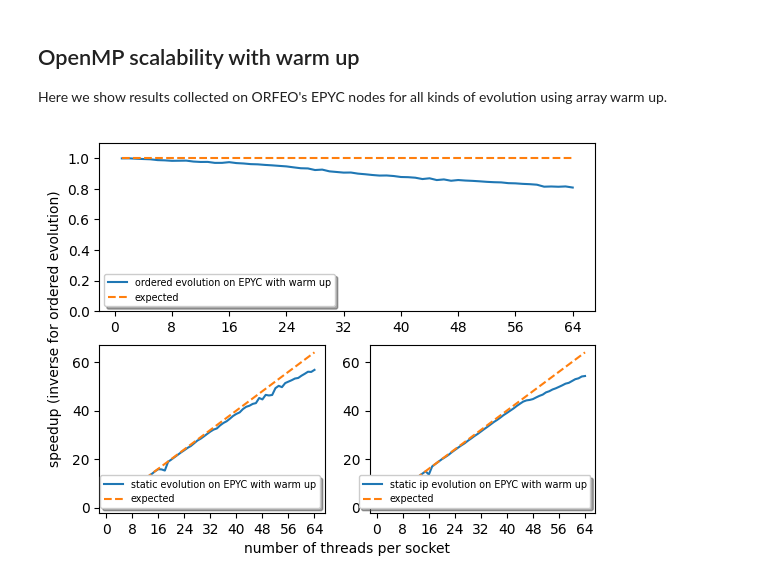
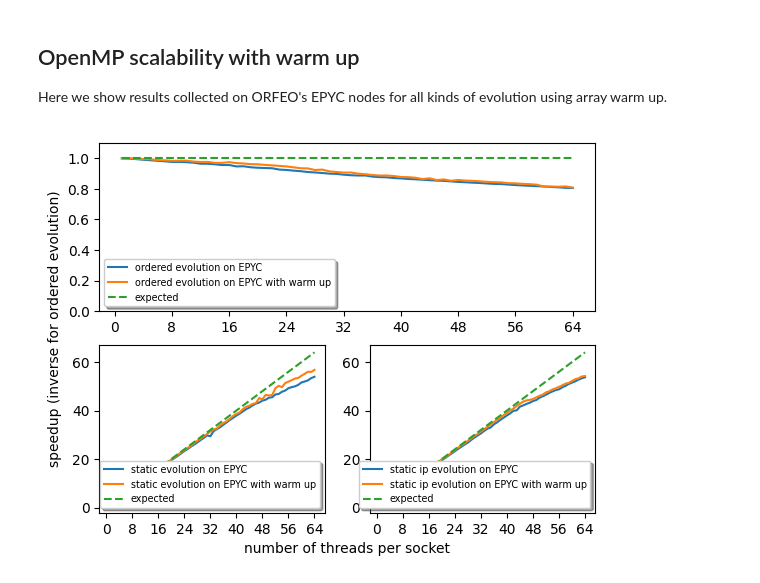
Before and after one commit to TommasoTarchi/Foundations_of_HPC-FinalProject, a Jupyter notebook: exercise1/analysis/analysis.ipynb, the cells around one changed output. Saved outputs shown, nothing was run; the diff lists cells and outputs as text; code cells hidden in the pictures.

Commit message:
fixed plot for warm up

```diff
--- a/exercise1/analysis/analysis.ipynb
+++ b/exercise1/analysis/analysis.ipynb
@@ -407,6 +407,8 @@ Here we show results collected on ORFEO's EPYC nodes for all kinds of evolution
 # getting data and computing speedup
 
 x = np.arange(1, 65, dtype=int)
+
+old_speedup = compute_speedup("EPYC", 0)
 
 headers = ["threads_per_socket", "ordered", "static", "static_in_place"]
 
@@ -433,31 +435,34 @@ ax2 = fig.add_subplot(223)
 ax3 = fig.add_subplot(224)
 
 # Turn off axis lines and ticks of the big subplot
 ax.spines['top'].set_color('none')
 ax.spines['bottom'].set_color('none')
 ax.spines['left'].set_color('none')
 ax.spines['right'].set_color('none')
 ax.tick_params(labelcolor='w', top=False, bottom=False, left=False, right=False)
 
+ax1.plot(x, old_speedup["ordered"][1], label="ordered evolution on EPYC")
 ax1.plot(x, speedup["ordered"][1], label="ordered evolution on EPYC with warm up")
 ax1.plot(x, speedup["ordered"][0], '--', label="expected")
 ax1.legend(loc='lower left', shadow=True, fontsize='x-small')
 ax1.set_ylim(0, 1.1)
 ax1.xaxis.set_major_locator(MaxNLocator(integer=True))
 
+ax2.plot(x, old_speedup["static"][1], label="static evolution on EPYC")
 ax2.plot(x, speedup["static"][1], label="static evolution on EPYC with warm up")
 ax2.plot(x, speedup["static"][0], '--', label="expected")
 ax2.legend(loc='lower right', shadow=True, fontsize='x-small')
 ax2.xaxis.set_major_locator(MaxNLocator(integer=True))
 
+ax3.plot(x, old_speedup["static_in_place"][1], label="static ip evolution on EPYC")
 ax3.plot(x, speedup["static_in_place"][1], label="static ip evolution on EPYC with warm up")
 ax3.plot(x, speedup["static_in_place"][0], '--', label="expected")
 ax3.legend(loc='lower right', shadow=True, fontsize='x-small')
 ax3.xaxis.set_major_locator(MaxNLocator(integer=True))
 
 ax.set_xlabel("number of threads per socket")
 ax.set_ylabel("speedup (inverse for ordered evolution)")
 
 plt.savefig('omp_scal_warm_up.png', dpi=300)
 # %% [output]
-[figure, old version]
+[figure, new version]
```
Also changed, not shown: 1 other file.
